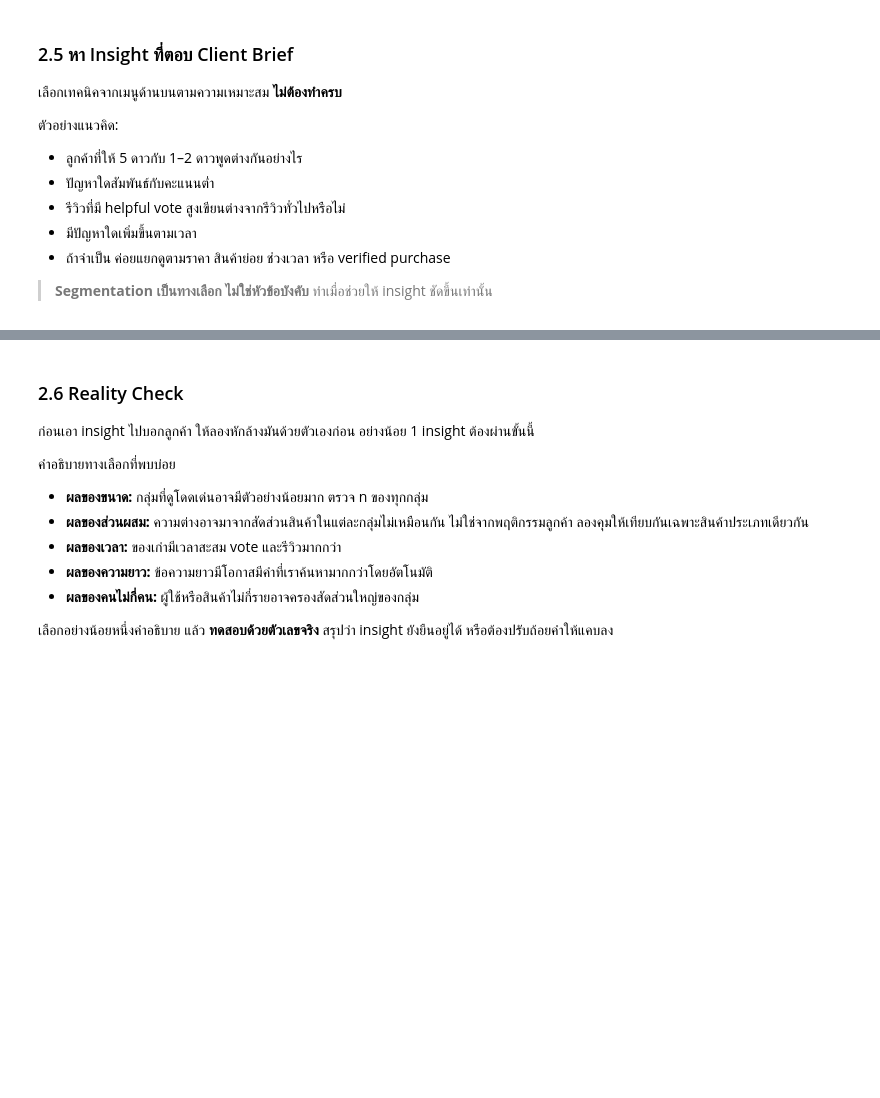
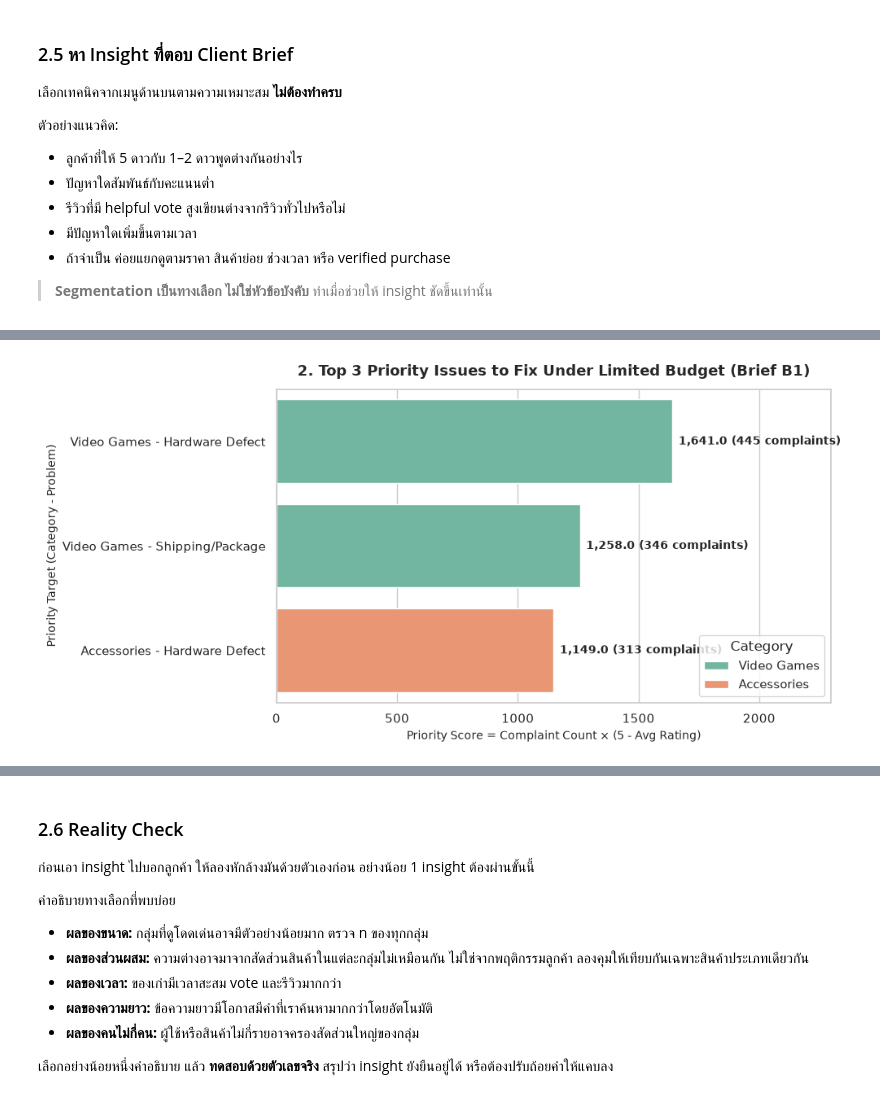
Before and after one commit to spannav/project_bigdata, a Jupyter notebook: Project1_Video_Games.ipynb, the cells around one changed output, grey strips where cells are left out. Saved outputs shown, nothing was run; the diff lists cells and outputs as text; code cells hidden in the pictures; blank space fills up the shorter version.

```diff
--- a/Project1_Video_Games.ipynb
+++ b/Project1_Video_Games.ipynb
@@ -945,0 +1002,49 @@ for aspect, count in high_aspects.most_common(3):
+# %%
+# สร้าง Label รวม [หมวดสินค้า + ปัญหา]
+top3_issues['issue_label'] = (
+    top3_issues['categories'] + ' - ' + top3_issues['problem_domain']
+)
+
+plt.figure(figsize=(10, 5))
+ax2 = sns.barplot(
+    data=top3_issues,
+    x='priority_score',
+    y='issue_label',
+    hue='categories',
+    dodge=False,
+    palette='Set2',
+)
+
+# แสดงทั้ง Priority Score และจำนวนข้อร้องเรียน (Complaint Count) ที่ปลายแท่งกราฟ
+for p, count in zip(ax2.patches, top3_issues['complaint_count']):
+    width = p.get_width()
+    if width > 0:
+        ax2.annotate(
+            f'{width:,.1f} ({count:,} complaints)',
+            (width + 25, p.get_y() + p.get_height() / 2.0),
+            va='center',
+            fontsize=10,
+            fontweight='bold',
+        )
+
+plt.title(
+    '2. Top 3 Priority Issues to Fix Under Limited Budget (Brief B1)',
+    fontsize=13,
+    fontweight='bold',
+    pad=12,
+)
+plt.xlabel(
+    'Priority Score = Complaint Count × (5 - Avg Rating)', fontsize=10
+)
+plt.ylabel('Priority Target (Category - Problem)', fontsize=10)
+
+# ขยายแกน X เป็น 1.4 เท่า ให้มีพื้นที่วางตัวเลขปลายแท่งกราฟพอดี
+plt.xlim(0, max(top3_issues['priority_score']) * 1.40)
+
+# ย้าย Legend ไปไว้มุมขวาล่าง เพื่อหลบตัวเลขและปุ่มเครื่องมือด้านบน
+plt.legend(title='Category', loc='lower right')
+
+plt.tight_layout()
+plt.show()
+# %% [output]
+[figure, added]
```
Also changed, not shown: parts of 17 cells of this notebook.
